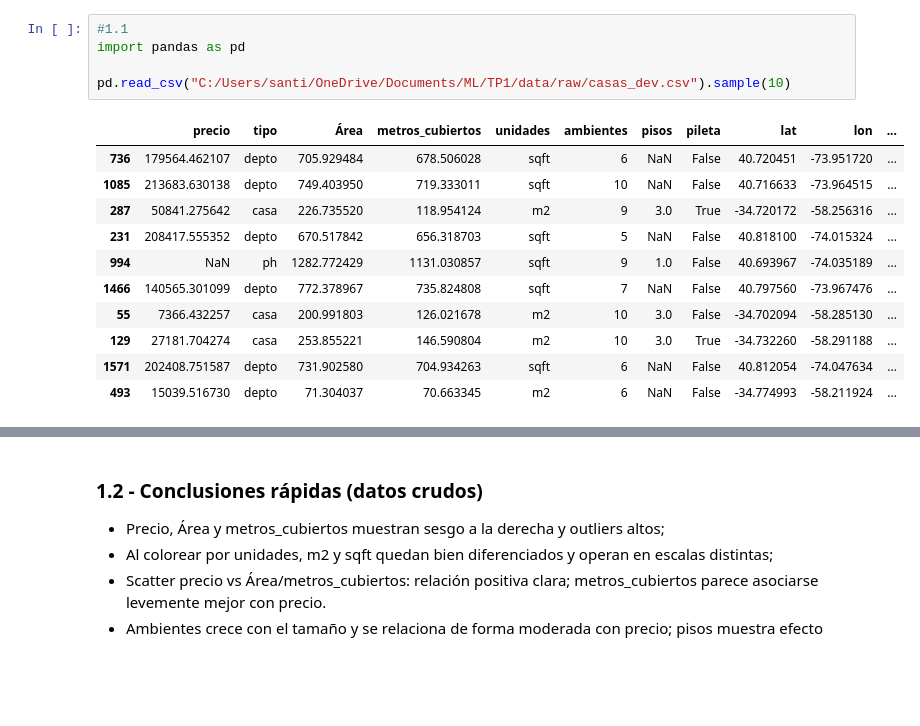
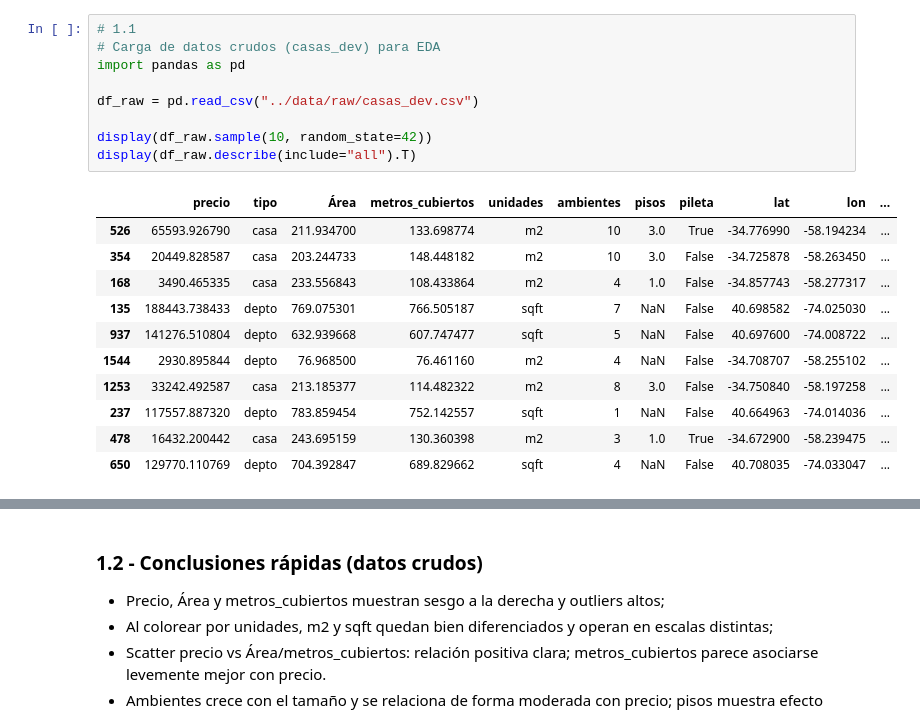
Before and after one commit to Santi2065/property-price-regression, a Jupyter notebook: notebooks/Entrega_TP1.ipynb, the cells around one changed output, grey strips where cells are left out. Cells and saved outputs as stored; diff of their text form; blank space fills up the shorter version.

```diff
--- a/notebooks/Entrega_TP1.ipynb
+++ b/notebooks/Entrega_TP1.ipynb
@@ -1,17 +34,21 @@
 # %%
-#1.1
+# 1.1
+# Carga de datos crudos (casas_dev) para EDA
 import pandas as pd
 
-pd.read_csv("C:/Users/santi/OneDrive/Documents/ML/TP1/data/raw/casas_dev.csv").sample(10)
+df_raw = pd.read_csv("../data/raw/casas_dev.csv")
+
+display(df_raw.sample(10, random_state=42))
+display(df_raw.describe(include="all").T)
 # %% [output]
 |  | precio | tipo | Área | metros_cubiertos | unidades | ambientes | pisos | pileta | lat | lon | ... |
-| 736 | 179564.462107 | depto | 705.929484 | 678.506028 | sqft | 6 | NaN | False | 40.720451 | -73.951720 | ... |
-| 1085 | 213683.630138 | depto | 749.403950 | 719.333011 | sqft | 10 | NaN | False | 40.716633 | -73.964515 | ... |
-| 287 | 50841.275642 | casa | 226.735520 | 118.954124 | m2 | 9 | 3.0 | True | -34.720172 | -58.256316 | ... |
-| 231 | 208417.555352 | depto | 670.517842 | 656.318703 | sqft | 5 | NaN | False | 40.818100 | -74.015324 | ... |
-| 994 | NaN | ph | 1282.772429 | 1131.030857 | sqft | 9 | 1.0 | False | 40.693967 | -74.035189 | ... |
-| 1466 | 140565.301099 | depto | 772.378967 | 735.824808 | sqft | 7 | NaN | False | 40.797560 | -73.967476 | ... |
-| 55 | 7366.432257 | casa | 200.991803 | 126.021678 | m2 | 10 | 3.0 | False | -34.702094 | -58.285130 | ... |
-| 129 | 27181.704274 | casa | 253.855221 | 146.590804 | m2 | 10 | 3.0 | True | -34.732260 | -58.291188 | ... |
-| 1571 | 202408.751587 | depto | 731.902580 | 704.934263 | sqft | 6 | NaN | False | 40.812054 | -74.047634 | ... |
-| 493 | 15039.516730 | depto | 71.304037 | 70.663345 | m2 | 6 | NaN | False | -34.774993 | -58.211924 | ... |
+| 526 | 65593.926790 | casa | 211.934700 | 133.698774 | m2 | 10 | 3.0 | True | -34.776990 | -58.194234 | ... |
+| 354 | 20449.828587 | casa | 203.244733 | 148.448182 | m2 | 10 | 3.0 | False | -34.725878 | -58.263450 | ... |
+| 168 | 3490.465335 | casa | 233.556843 | 108.433864 | m2 | 4 | 1.0 | False | -34.857743 | -58.277317 | ... |
+| 135 | 188443.738433 | depto | 769.075301 | 766.505187 | sqft | 7 | NaN | False | 40.698582 | -74.025030 | ... |
+| 937 | 141276.510804 | depto | 632.939668 | 607.747477 | sqft | 5 | NaN | False | 40.697600 | -74.008722 | ... |
+| 1544 | 2930.895844 | depto | 76.968500 | 76.461160 | m2 | 4 | NaN | False | -34.708707 | -58.255102 | ... |
+| 1253 | 33242.492587 | casa | 213.185377 | 114.482322 | m2 | 8 | 3.0 | False | -34.750840 | -58.197258 | ... |
+| 237 | 117557.887320 | depto | 783.859454 | 752.142557 | sqft | 1 | NaN | False | 40.664963 | -74.014036 | ... |
+| 478 | 16432.200442 | casa | 243.695159 | 130.360398 | m2 | 3 | 1.0 | True | -34.672900 | -58.239475 | ... |
+| 650 | 129770.110769 | depto | 704.392847 | 689.829662 | sqft | 4 | NaN | False | 40.708035 | -74.033047 | ... |
```
Also changed, not shown: parts of 39 cells of this notebook, 10 other files.
